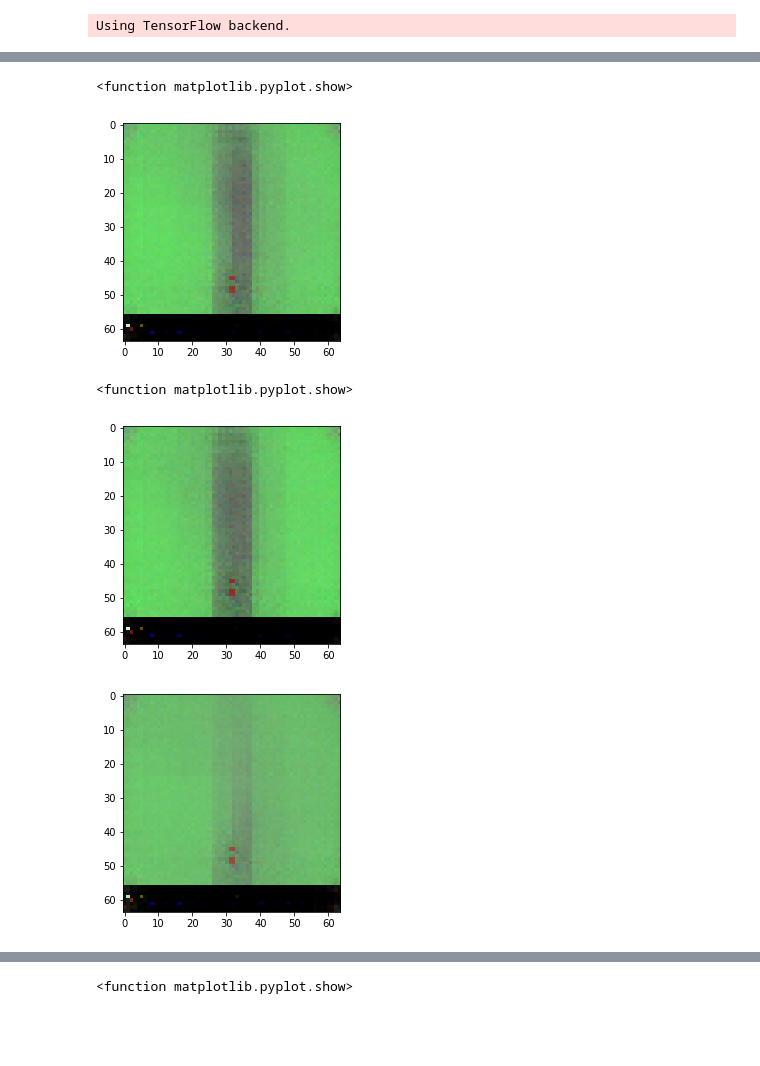
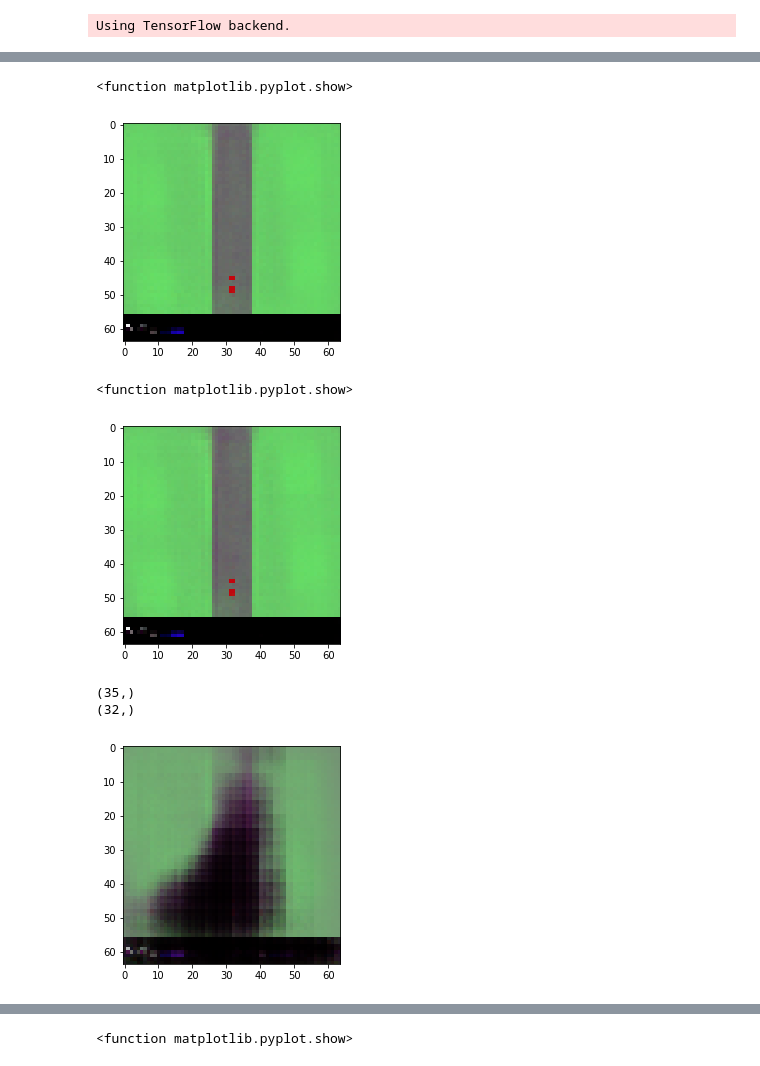
Before and after one commit to AppliedDataSciencePartners/WorldModels, a Jupyter notebook: check_rnn.ipynb, the cells around one changed output, grey strips where cells are left out. Saved outputs shown, nothing was run; the diff lists cells and outputs as text; code cells hidden in the pictures; blank space fills up the shorter version.

```diff
--- a/check_rnn.ipynb
+++ b/check_rnn.ipynb
@@ -56,3 +33,14 @@ def get_mixture_coef(y_pred):
+# %%
+GAUSSIAN_MIXTURES = 5
+Z_DIM = 32
+z_dim = 32
+
+def get_mixture_coef(z_pred):
+
+    log_pi, mu, log_sigma = np.split(z_pred, 3, 1)
+    log_pi = log_pi - np.log(np.sum(np.exp(log_pi), axis = 1, keepdims = True))
+
+    return log_pi, mu, log_sigma
 # %%
 def get_pi_idx(x, pdf):
   # samples from a categorial distribution
@@ -120,7 +124,6 @@ NameError: name 'rnn_output' is not defined
 # %%
-idx = 90
-obs = rnn_input[0][idx]
-actual = rnn_output[0][idx]
-print(obs)
-print(actual)
+idx = 0
+obs = rnn_input[0]
+actual = rnn_output[0]
+obs.shape
 # %% [output]
@@ -142,29 +131,34 @@ print(actual)
 # %%
-z_decoded = vae.decoder.predict(np.array([obs[:32]]))[0]
-plt.imshow(z_decoded)
+z_decoded = vae.decoder.predict(np.array(obs[:, :32]))
+plt.imshow(z_decoded[0])
 plt.show
 # %% [output]
 <function matplotlib.pyplot.show>
-[figure, old version]
+[figure, new version]
 # %%
-actual_z_decoded = vae.decoder.predict(np.array([actual[:32]]))[0]
-plt.imshow(actual_z_decoded)
+actual_z_decoded = vae.decoder.predict(np.array(actual[:, :32]))
+plt.imshow(actual_z_decoded[0])
 plt.show
 # %% [output]
 <function matplotlib.pyplot.show>
-[figure, old version]
+[figure, new version]
 # %%
-next_z, next_reward, next_done, chosen_mu, chosen_sigma, chosen_pi = sample_next_mdn_output(obs)
+print(obs[0].shape)
+
+# next_z, next_reward, next_done, chosen_mu, chosen_sigma, chosen_pi = sample_next_mdn_output(obs)
+next_z, chosen_mu, chosen_sigma, chosen_pi = sample_next_mdn_output(obs[0])
 # print(chosen_pi)
 # print(chosen_mu)
 # print(chosen_sigma)
-# print(obs)
+
 # print(actual)
-# print(next_z)
+print(next_z.shape)
 
 next_z_decoded = vae.decoder.predict(np.array([next_z]))[0]
 plt.imshow(next_z_decoded)
 plt.show()
 # %% [output]
+(35,)
+(32,)
-[figure, old version]
+[figure, new version]
 # %%
```
Also changed, not shown: parts of 8 cells of this notebook, 4 other files.
